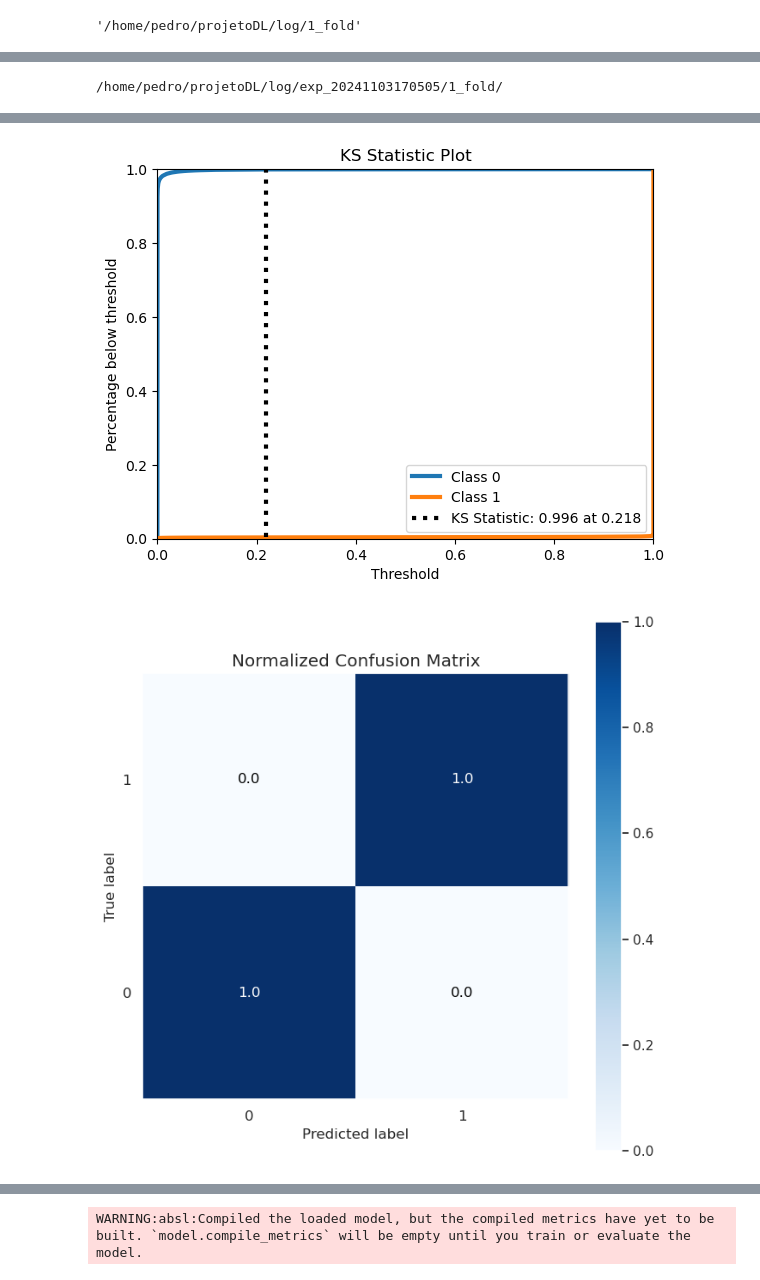
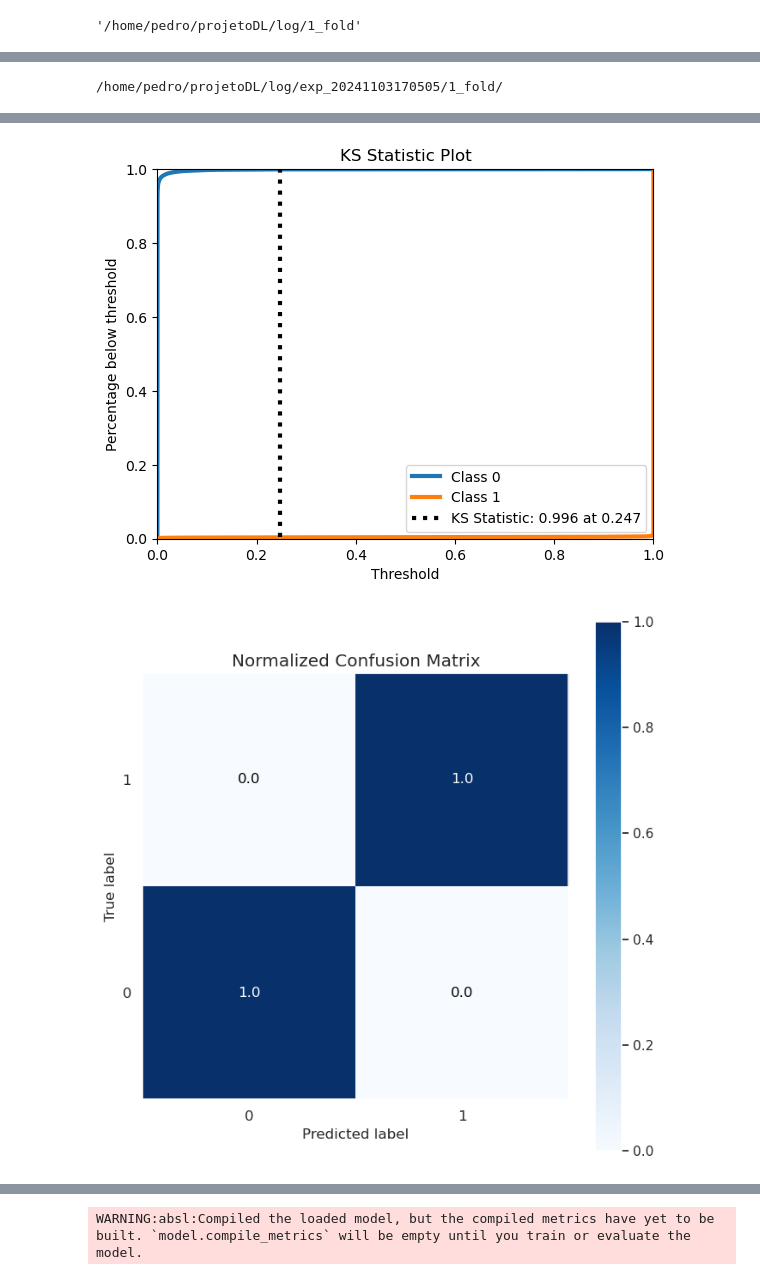
Before and after one commit to prximenes/vehicular-ethernet-ids, a Jupyter notebook: evaluation.ipynb, the cells around one changed output, grey strips where cells are left out. Saved outputs shown, nothing was run; the diff lists cells and outputs as text; code cells hidden in the pictures.

Commit message:
4060 results and torch trying

```diff
--- a/evaluation.ipynb
+++ b/evaluation.ipynb
@@ -165,7 +163,7 @@ from sklearn.model_selection import train_test_split
 
 # Definir 2/3 dos dados
 X_subset, _, Y_subset, _ = train_test_split(
-    X, Y, train_size=2/3, stratify=Y, random_state=42  # Stratify para manter a proporção de classes
+    X, Y, train_size=1/3, stratify=Y, random_state=42  # Stratify para manter a proporção de classes
 )
 
 # Agora X_subset e Y_subset têm 2/3 dos dados originais
@@ -192,7 +190,7 @@ tmp_path = '/home/pedro/projetoDL/log/exp_20241103170505/{}_fold/'
 
 for fold_no in [1,2,3,4,5]:
   load_path = tmp_path.format(fold_no)
-  save_path = tmp_path.format(fold_no) + 'results/'
+  save_path = tmp_path.format(fold_no) + 'results_4060/'
   print(load_path)
 
   # Verifica se o diretório existe, se não, cria o diretório
@@ -282,4 +280,4 @@ I0000 00:00:1732128590.570260  127829 device_compiler.h:188] Compiled cluster us
-[figure, old version]
+[figure, new version]
 [figure]
 [figure]
 WARNING:absl:Compiled the loaded model, but the compiled metrics have yet to be built. `model.compile_metrics` will be empty until you train or evaluate the model.
```
Also changed, not shown: parts of 4 cells of this notebook, 20 other files.
